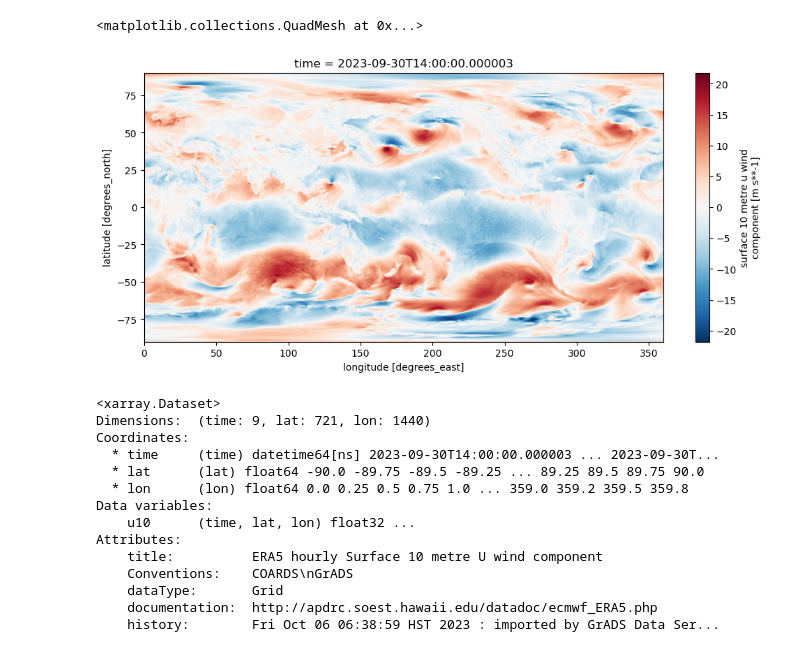
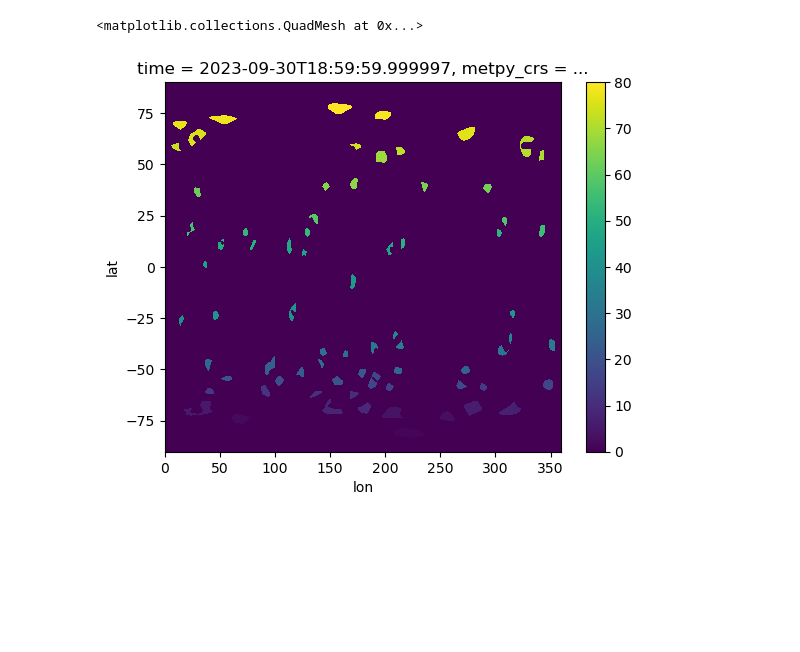
Before and after one commit to nbarjun/SCAFET, a Jupyter notebook: scafet_demo.ipynb, the cells around one changed output. Saved outputs shown, nothing was run; the diff lists cells and outputs as text; code cells hidden in the pictures; blank space fills up the shorter version.

```diff
--- a/scafet_demo.ipynb
+++ b/scafet_demo.ipynb
@@ -41,0 +134,9 @@ vwind = xr.open_dataset(vfile).isel(time=slice(-10,-1))
+# %%
+stime = time.time()
+vor = vor.rename({'rv':'mag'})
+cyc = cyc.rename({'rv':'mag'})
+# Select only positive values of cyclonic vorticity
+cyc_sm = vor.where((vor.mag>0)).fillna(0)
+# Detect Ridges
+ridges = rdetect.apply_ridge_detection(cyc_sm,properties)
+print('Finished ridge extraction in {} seconds'.format(time.time()-stime))
@@ -41,0 +147,8 @@ vwind = xr.open_dataset(vfile).isel(time=slice(-10,-1))
+# %%
+# Use unsmoothed vorticity as primary field
+cyc_us = cyc.where((cyc.mag>0)).fillna(0)
+# Define the secondary field as wind speed
+ws = np.sqrt(u['u10']**2+v['v10']**2)
+props_mag = xr.concat([ws.expand_dims('Channel'),\
+                    cyc_us.mag.expand_dims('Channel')], dim='Channel')
+props_mag = props_mag.to_dataset(name='mag')
@@ -41,0 +159,7 @@ vwind = xr.open_dataset(vfile).isel(time=slice(-10,-1))
+# %%
+stime = time.time()
+obfilter = obf.filterObjects(ridges)
+filtered = obfilter.apply_filter(ridges,\
+            props_mag,['max_intensity','mean_intensity'],
+            [10,2e-5],properties,'ridges')
+print('Finished Filtering in {} seconds'.format(time.time()-stime))
@@ -41,0 +170,13 @@ vwind = xr.open_dataset(vfile).isel(time=slice(-10,-1))
+# %%
+ar_objects = filtered[1]
+ar_props = filtered[0]
+
+# Tracking
+properties.obj['Min_Duration']=48
+properties.obj['Max_Distance']=500
+
+# Tracking based on centroid of each object
+latlon = ['wclat','wclon']
+
+tracker = obt.Tracker(latlon,properties)
+tracked = tracker.apply_tracking(ar_props,ar_objects)
@@ -42,23 +204,5 @@ vwind = xr.open_dataset(vfile).isel(time=slice(-10,-1))
 # %%
-plt.figure(figsize=(12,5))
-uwind['u10'].isel(time=0).plot()
+tracked[1].isel(time=0).plot()
 # %% [output]
 <matplotlib.collections.QuadMesh at 0x...>
-[figure, old version]
+[figure, new version]
-# %%
-uwind
-# %% [output]
-<xarray.Dataset>
-Dimensions:  (time: 9, lat: 721, lon: 1440)
-Coordinates:
-  * time     (time) datetime64[ns] 2023-09-30T14:00:00.000003 ... 2023-09-30T...
-  * lat      (lat) float64 -90.0 -89.75 -89.5 -89.25 ... 89.25 89.5 89.75 90.0
-  * lon      (lon) float64 0.0 0.25 0.5 0.75 1.0 ... 359.0 359.2 359.5 359.8
-Data variables:
-    u10      (time, lat, lon) float32 ...
-Attributes:
-    title:          ERA5 hourly Surface 10 metre U wind component
-    Conventions:    COARDS\nGrADS
-    dataType:       Grid
-    documentation:  http://apdrc.soest.hawaii.edu/datadoc/ecmwf_ERA5.php
-    history:        Fri Oct 06 06:38:59 HST 2023 : imported by GrADS Data Ser...
```
Also changed, not shown: parts of 32 cells of this notebook.
